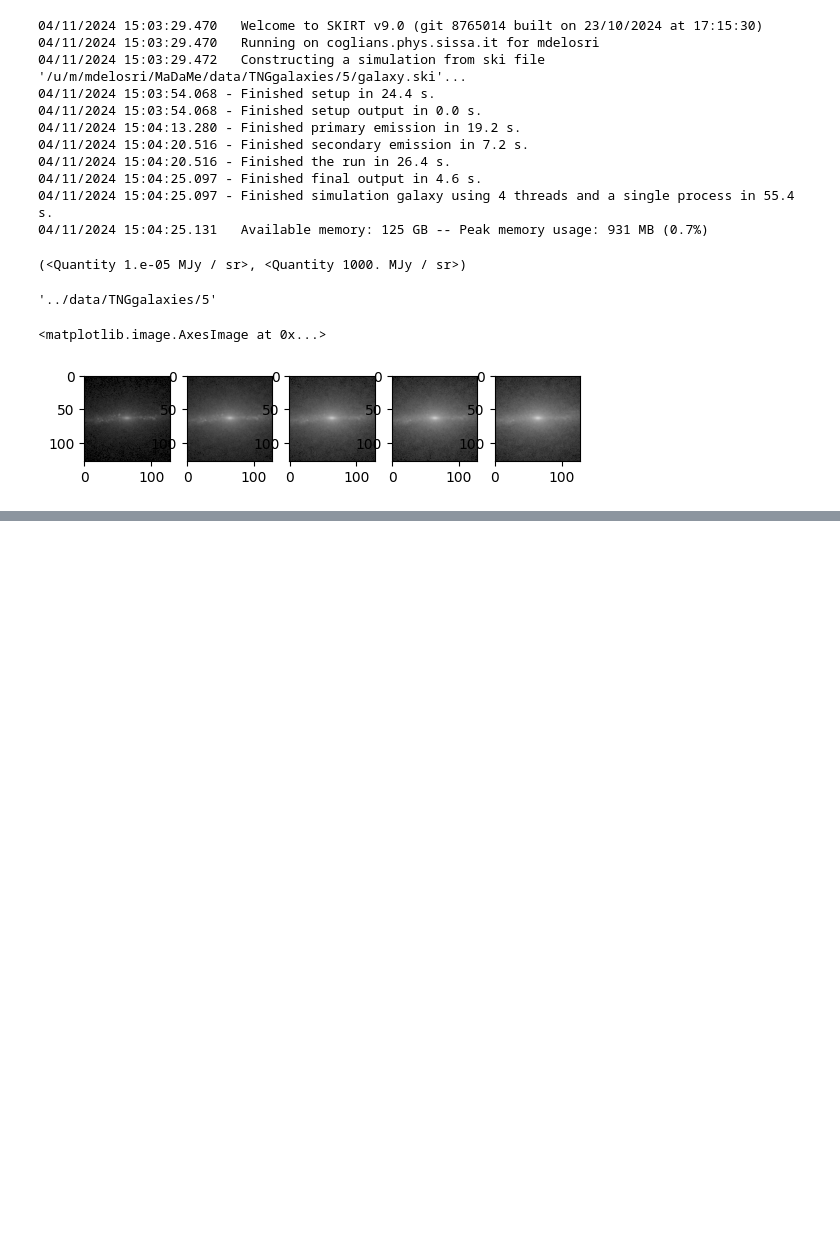
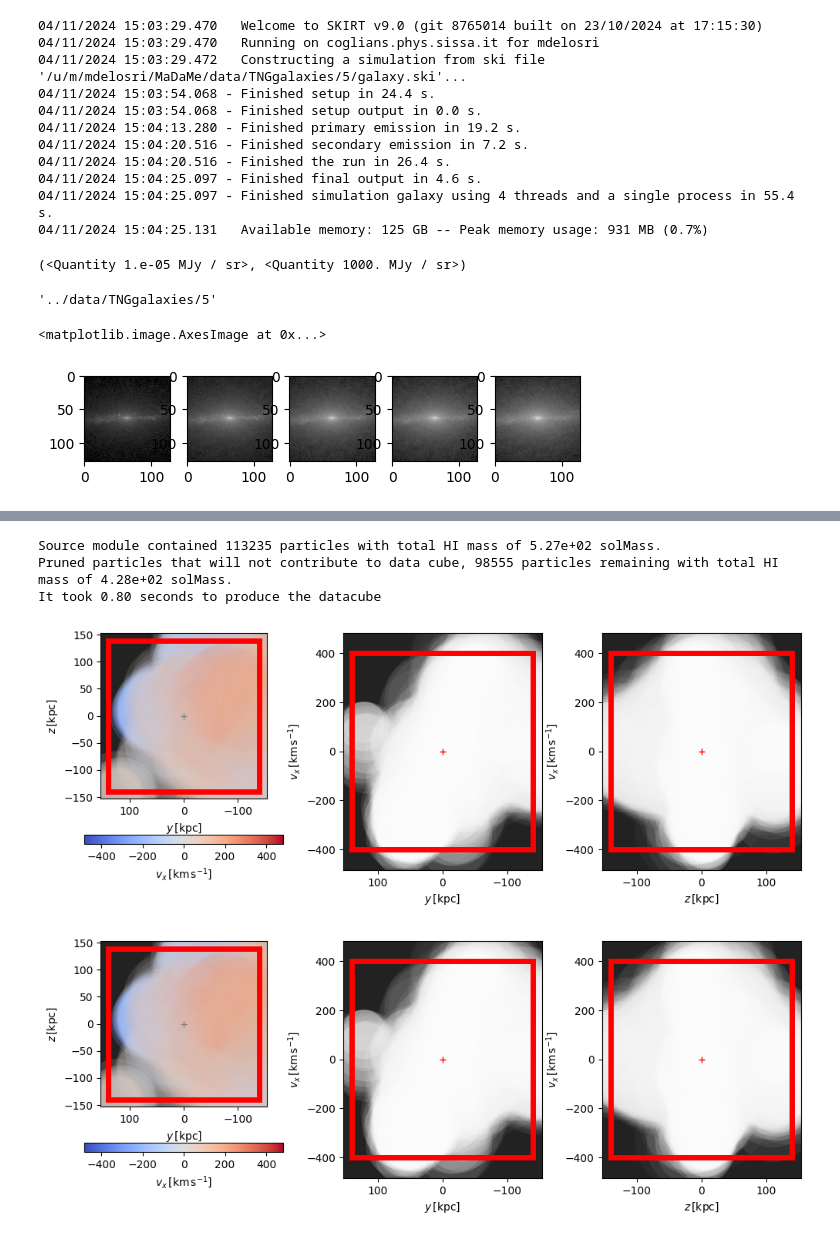
Before and after one commit to Martindelosrios/MaDaMe, a Jupyter notebook: codes/SKIRT.ipynb, the cells around one changed output, grey strips where cells are left out. Saved outputs shown, nothing was run; the diff lists cells and outputs as text; code cells hidden in the pictures; blank space fills up the shorter version.

```diff
--- a/codes/SKIRT.ipynb
+++ b/codes/SKIRT.ipynb
@@ -488,0 +441,30 @@ NameError: name 'rot_mat_AM' is not defined
+# %%
+noise = GaussianNoise(
+    rms=3.0e-8 * U.Jy * U.beam**-1,
+    seed=0,
+)
+# %%
+spectral_model = GaussianSpectrum(sigma="thermal")
+# %%
+sph_kernel = CubicSplineKernel()
+# %%
+start = time()
+M = Martini(
+    source=source,
+    datacube=datacube,
+    beam=beam,
+    noise=noise,
+    spectral_model=spectral_model,
+    sph_kernel=sph_kernel,
+)
+stop = time()
+print('It took {:.2f} seconds to produce the datacube'.format(stop-start))
+# %% [output]
+Source module contained 113235 particles with total HI mass of 5.27e+02 solMass.
+Pruned particles that will not contribute to data cube, 98555 particles remaining with total HI mass of 4.28e+02 solMass.
+It took 0.80 seconds to produce the datacube
+# %%
+M.preview()
+# %% [output]
+[figure, added]
+[figure, added]
```
Also changed, not shown: parts of 25 cells of this notebook, 1 other file.
